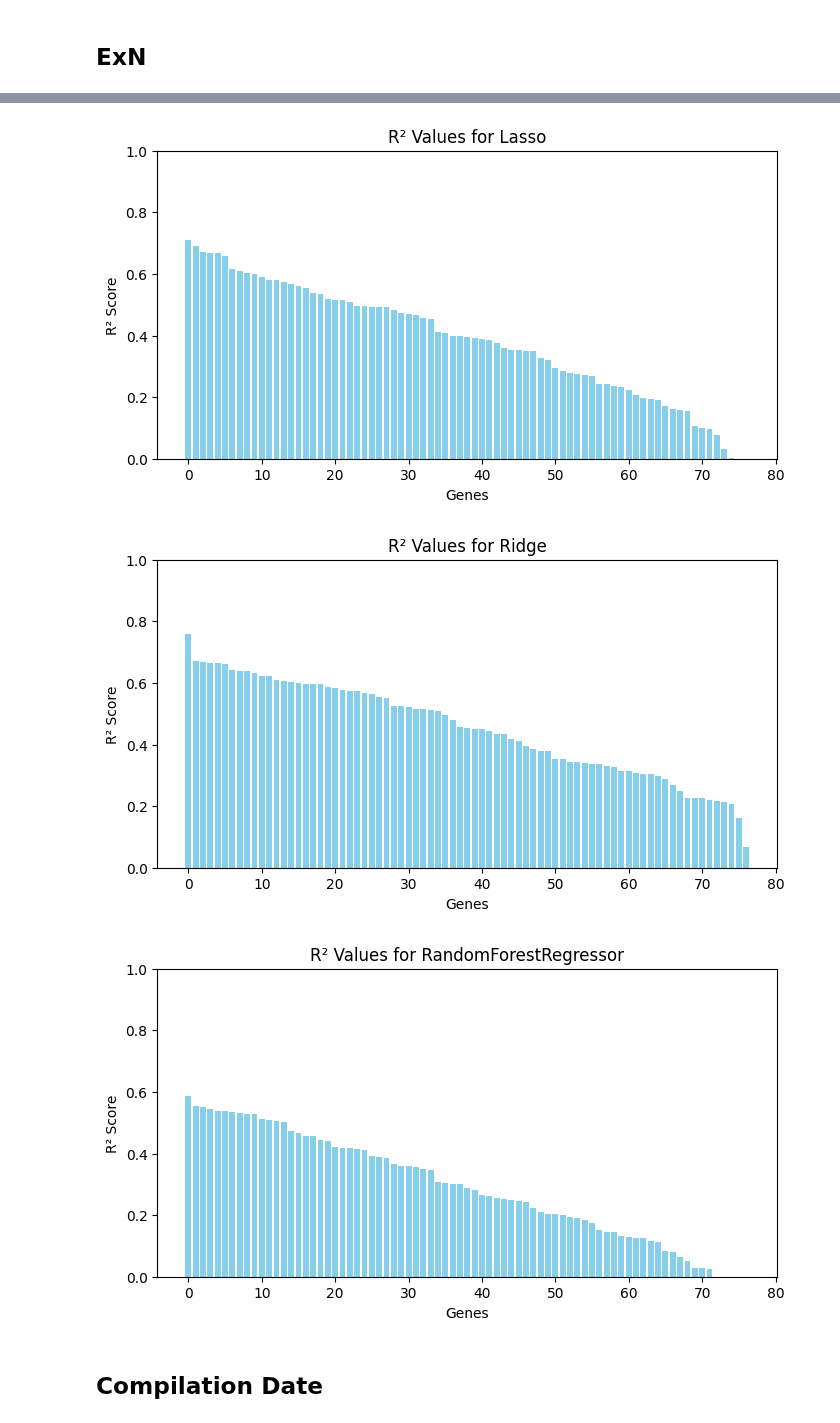
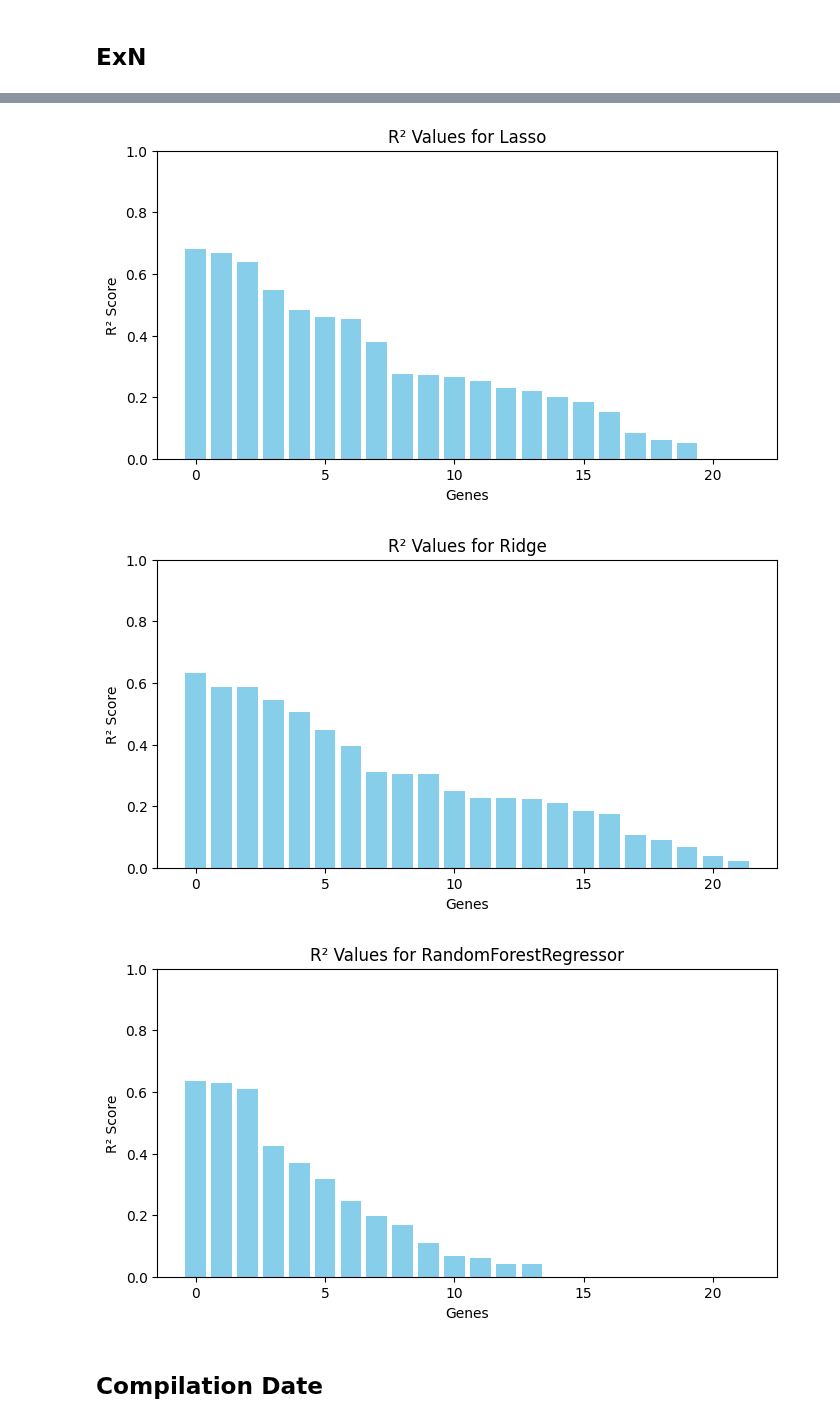
Before and after one commit to egekurt123/yeast_gene_interactions, a Jupyter notebook: Batch Predictions/batch_predictions.ipynb, the cells around one changed output, grey strips where cells are left out. Cells and saved outputs as stored; diff of their text form; code cells hidden in the pictures.

```diff
--- a/Batch Predictions/batch_predictions.ipynb
+++ b/Batch Predictions/batch_predictions.ipynb
@@ -89,7 +89,7 @@ Average RMSE: 0.0375
 # %% [markdown]
 ## ExN
 # %%
-results_ExN = iterate_over_proportion(ExE, proportion, predictive_models_ExN)
+results_ExN = iterate_over_proportion(ExN, proportion, predictive_models_ExN)
 print_results(results_ExN)
 plot_results(results_ExN)
 # %% [output]
@@ -112,6 +112,6 @@ Average RMSE: 0.0676
-[figure, old version]
+[figure, new version]
-[figure, old version]
+[figure, new version]
-[figure, old version]
+[figure, new version]
 # %% [markdown]
 ## Compilation Date
 # %%
```
Also changed, not shown: parts of 2 cells of this notebook, 2 other files.
